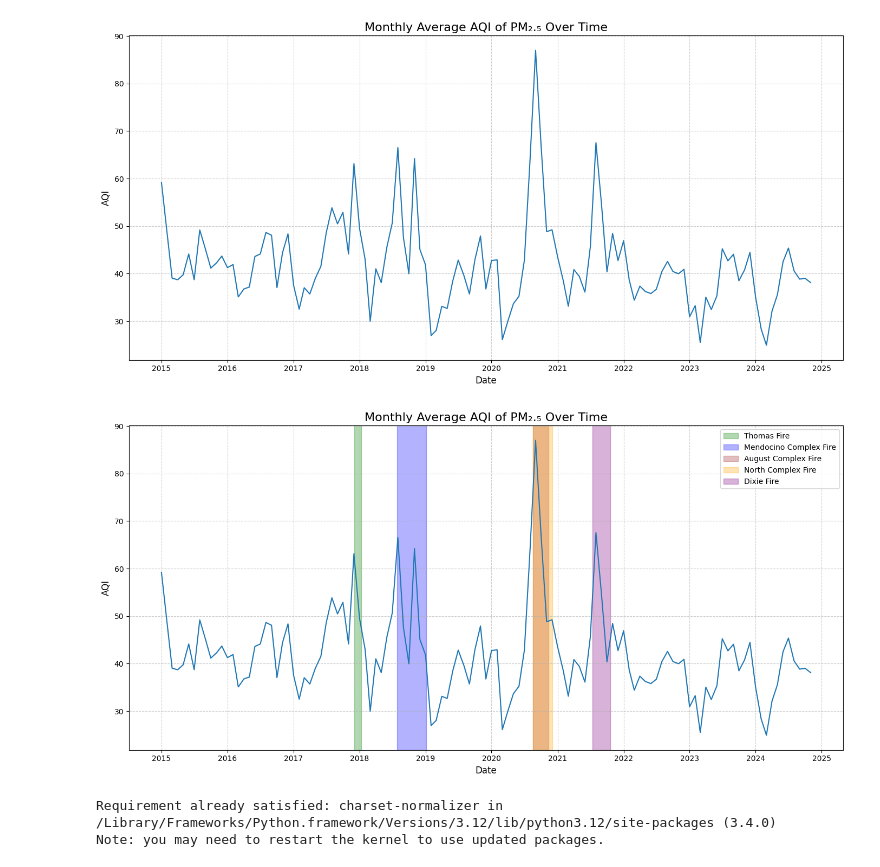
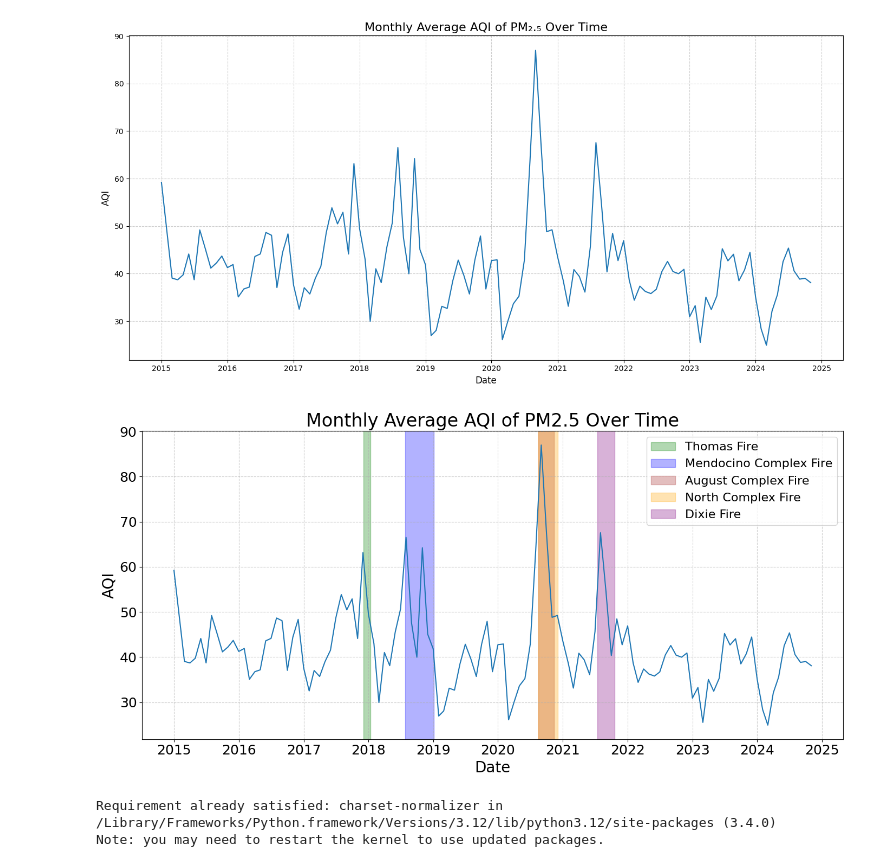
Before and after one commit to ashkren/eda_final_project, a Jupyter notebook: eda_final_project.ipynb, the cells around one changed output. Saved outputs shown, nothing was run; the diff lists cells and outputs as text; code cells hidden in the pictures.

```diff
--- a/eda_final_project.ipynb
+++ b/eda_final_project.ipynb
@@ -295,38 +385,41 @@ import pandas as pd
 # Example DataFrame (replace this with your actual data)
 # pm25_data = pd.read_csv('your_data.csv')  # Load your data here
 
 # Prepare the PM2.5 data (using Daily Mean PM2.5 Concentration)
 pm25_data['Date'] = pd.to_datetime(pm25_data['Date'])
 pm25_data['YearMonth'] = pm25_data['Date'].dt.to_period('M')
 pm25_monthly_avg = pm25_data.groupby('YearMonth')['Daily AQI Value'].mean().reset_index()
 pm25_monthly_avg['YearMonth'] = pm25_monthly_avg['YearMonth'].dt.to_timestamp()
 pm25_monthly_avg.columns = ['YearMonth', 'PM2.5']  # Rename for consistency
 
 # Plot the data
 plt.figure(figsize=(14, 7))
 plt.plot(pm25_monthly_avg["YearMonth"], pm25_monthly_avg['PM2.5'])
 
 # Add shaded blocks
 plt.axvspan('2017-12-04', '2018-01-12', color='green', alpha=0.3, label='Thomas Fire')
 plt.axvspan('2018-07-27', '2019-01-04', color='blue', alpha=0.3, label='Mendocino Complex Fire')
 plt.axvspan('2020-08-16', '2020-11-12', color='brown', alpha=0.3, label='August Complex Fire')
 plt.axvspan('2020-08-17', '2020-12-03', color='orange', alpha=0.3, label='North Complex Fire')
 plt.axvspan('2021-07-13', '2021-10-21', color='purple', alpha=0.3, label='Dixie Fire')
 
 # Customize the plot
-plt.title('Monthly Average AQI of PM₂.₅ Over Time', fontsize=16)
-plt.xlabel('Date', fontsize=12)
-plt.ylabel('AQI', fontsize=12)
+plt.title('Monthly Average AQI of PM2.5 Over Time', fontsize=24)
+plt.xlabel('Date', fontsize=20)
+plt.ylabel('AQI', fontsize=20)
+plt.xticks(fontsize=18)
+plt.yticks(fontsize=18)
 plt.grid(True, linestyle='--', alpha=0.6)
 plt.tight_layout()
 
 # Show the legend
-plt.legend()
+plt.legend(fontsize=16)
 
 # Show the plot
+plt.savefig("avg_pm25_time_series.png")
 plt.show()
 # %% [output]
-[figure, old version]
+[figure, new version]
 # %%
 pip install charset-normalizer
 # %% [output]
```
Also changed, not shown: parts of 6 cells of this notebook, 5 other files.
